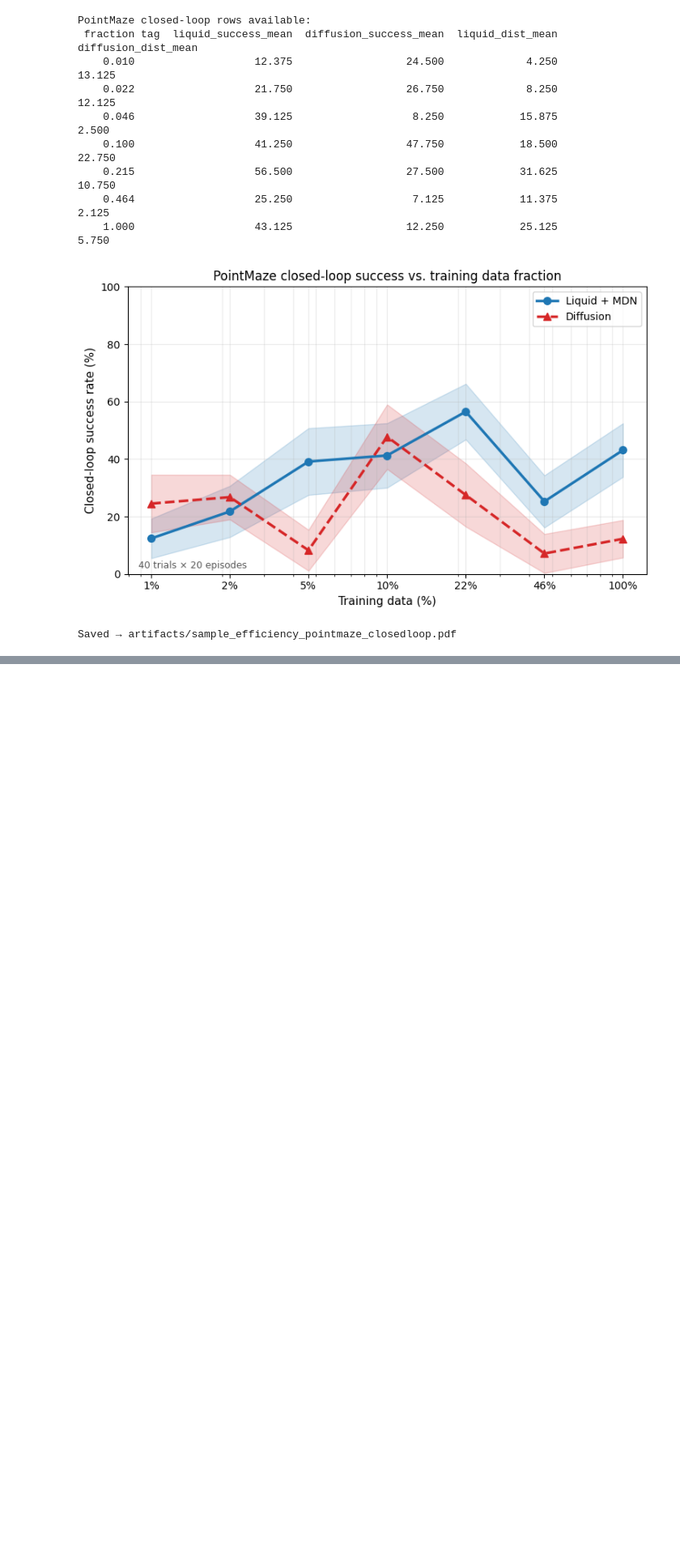
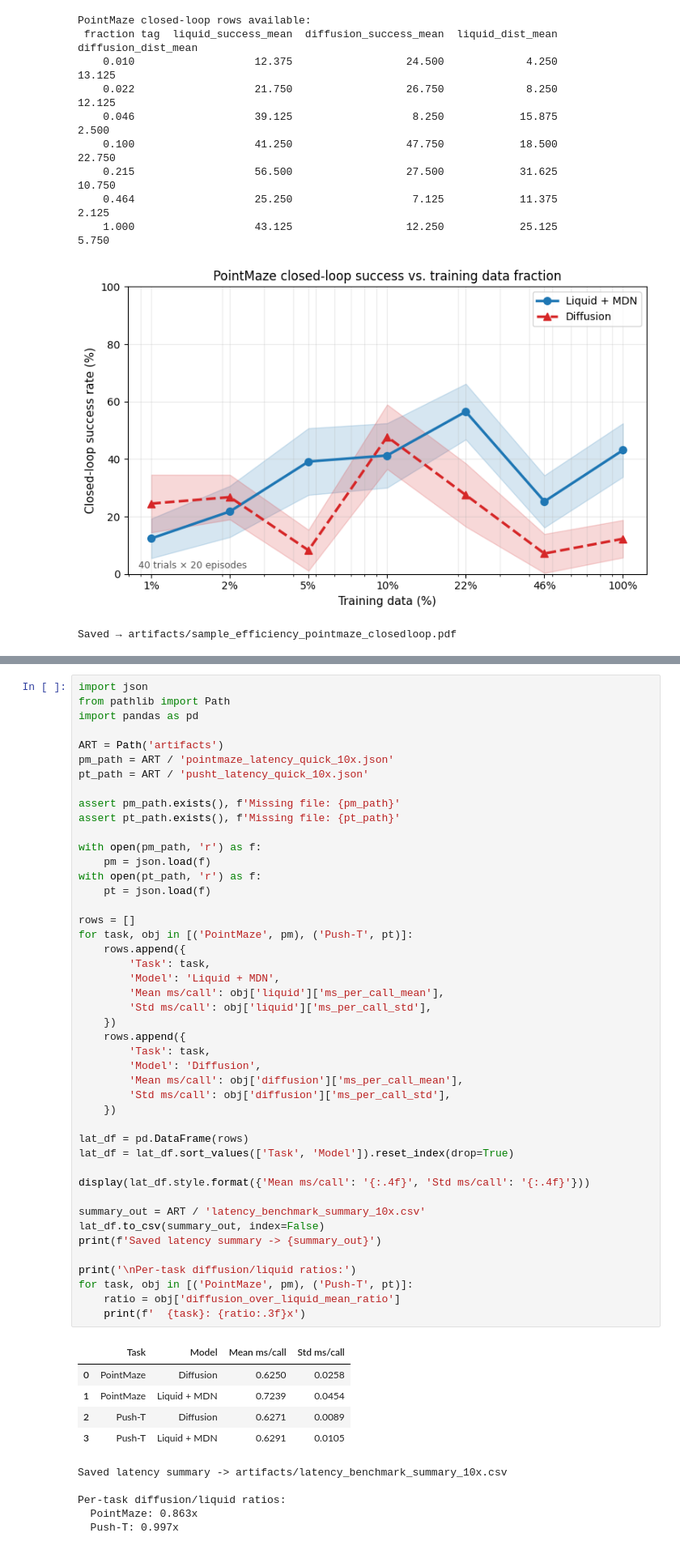
Before and after one commit to correll/liquidnets, a Jupyter notebook: 03_analysis.ipynb, the cells around one changed output, grey strips where cells are left out. Shown at 81% size. Drawn from its saved outputs; the diff is of its cells as text; blank space fills up the shorter version.

```diff
--- a/03_analysis.ipynb
+++ b/03_analysis.ipynb
@@ -524,0 +534,56 @@ Saved → artifacts/sample_efficiency_pointmaze_closedloop.pdf
+# %%
+import json
+from pathlib import Path
+import pandas as pd
+
+ART = Path('artifacts')
+pm_path = ART / 'pointmaze_latency_quick_10x.json'
+pt_path = ART / 'pusht_latency_quick_10x.json'
+
+assert pm_path.exists(), f'Missing file: {pm_path}'
+assert pt_path.exists(), f'Missing file: {pt_path}'
+
+with open(pm_path, 'r') as f:
+    pm = json.load(f)
+with open(pt_path, 'r') as f:
+    pt = json.load(f)
+
+rows = []
+for task, obj in [('PointMaze', pm), ('Push-T', pt)]:
+    rows.append({
+        'Task': task,
+        'Model': 'Liquid + MDN',
+        'Mean ms/call': obj['liquid']['ms_per_call_mean'],
+        'Std ms/call': obj['liquid']['ms_per_call_std'],
+    })
+    rows.append({
+        'Task': task,
+        'Model': 'Diffusion',
+        'Mean ms/call': obj['diffusion']['ms_per_call_mean'],
+        'Std ms/call': obj['diffusion']['ms_per_call_std'],
+    })
+
+lat_df = pd.DataFrame(rows)
+lat_df = lat_df.sort_values(['Task', 'Model']).reset_index(drop=True)
+
+display(lat_df.style.format({'Mean ms/call': '{:.4f}', 'Std ms/call': '{:.4f}'}))
+
+summary_out = ART / 'latency_benchmark_summary_10x.csv'
+lat_df.to_csv(summary_out, index=False)
+print(f'Saved latency summary -> {summary_out}')
+
+print('\nPer-task diffusion/liquid ratios:')
+for task, obj in [('PointMaze', pm), ('Push-T', pt)]:
+    ratio = obj['diffusion_over_liquid_mean_ratio']
+    print(f'  {task}: {ratio:.3f}x')
+# %% [output]
+|  | Task | Model | Mean ms/call | Std ms/call |
+| 0 | PointMaze | Diffusion | 0.6250 | 0.0258 |
+| 1 | PointMaze | Liquid + MDN | 0.7239 | 0.0454 |
+| 2 | Push-T | Diffusion | 0.6271 | 0.0089 |
+| 3 | Push-T | Liquid + MDN | 0.6291 | 0.0105 |
+Saved latency summary -> artifacts/latency_benchmark_summary_10x.csv
+
+Per-task diffusion/liquid ratios:
+  PointMaze: 0.863x
+  Push-T: 0.997x
```
Also changed, not shown: parts of 1 cell of this notebook, 17 other files.
